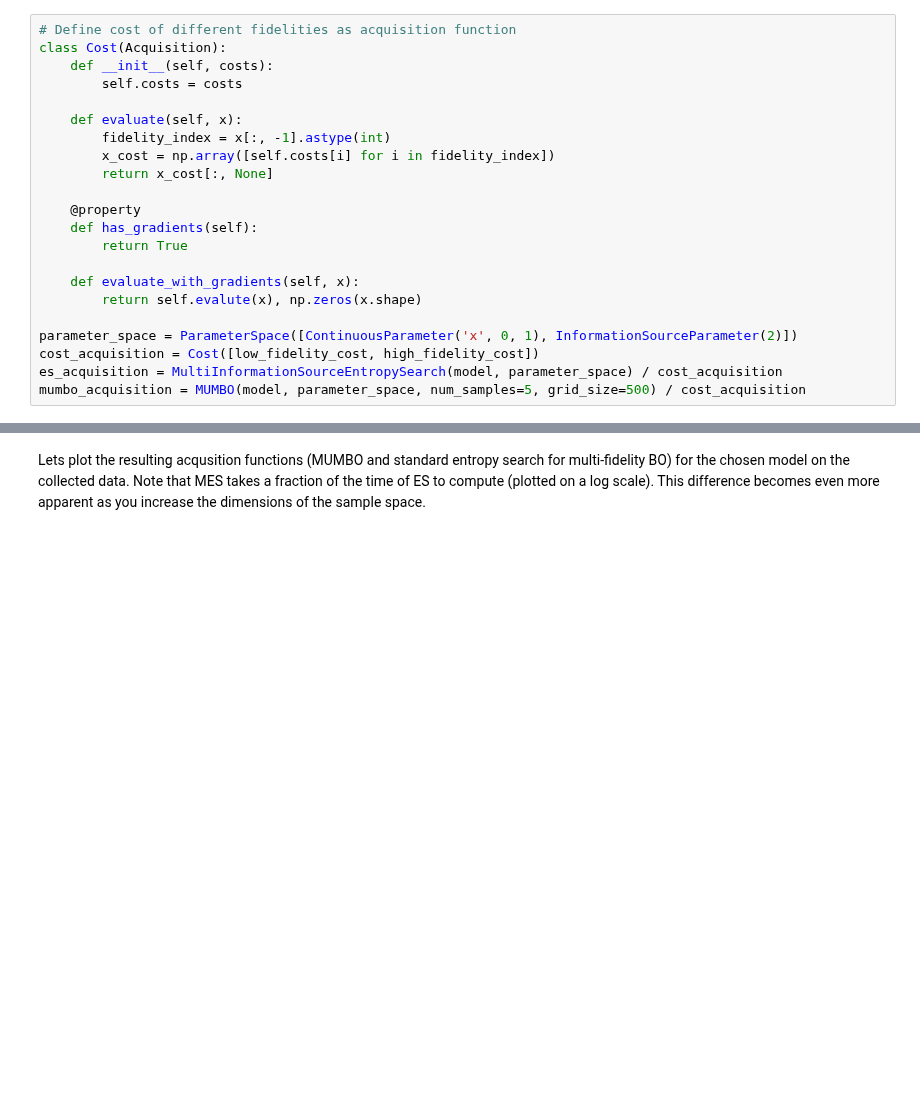
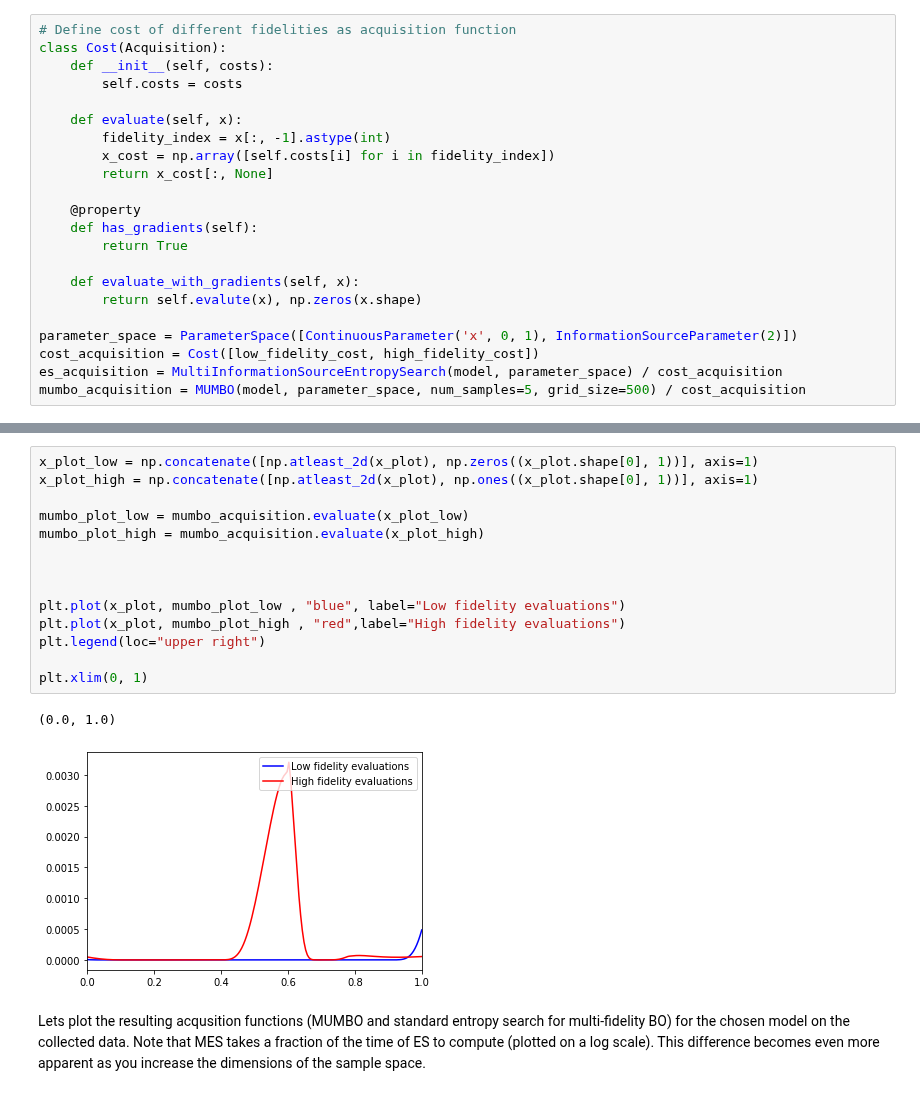
Before and after one commit to EmuKit/emukit, a Jupyter notebook: notebooks/Emukit-tutorial-multi-fidelity-MUMBO-Example.ipynb, the cells around one changed output, grey strips where cells are left out. Drawn from its saved outputs; the diff is of its cells as text; blank space fills up the shorter version.

Commit message:
tidied MES and MUMBO

```diff
--- a/notebooks/Emukit-tutorial-multi-fidelity-MUMBO-Example.ipynb
+++ b/notebooks/Emukit-tutorial-multi-fidelity-MUMBO-Example.ipynb
@@ -121,3 +127,20 @@ mumbo_acquisition = MUMBO(model, parameter_space, num_samples=5, grid_size=500)
+# %%
+x_plot_low = np.concatenate([np.atleast_2d(x_plot), np.zeros((x_plot.shape[0], 1))], axis=1)
+x_plot_high = np.concatenate([np.atleast_2d(x_plot), np.ones((x_plot.shape[0], 1))], axis=1)
+
+mumbo_plot_low = mumbo_acquisition.evaluate(x_plot_low)
+mumbo_plot_high = mumbo_acquisition.evaluate(x_plot_high)
+
+
+
+plt.plot(x_plot, mumbo_plot_low , "blue", label="Low fidelity evaluations")
+plt.plot(x_plot, mumbo_plot_high , "red",label="High fidelity evaluations")
+plt.legend(loc="upper right")
+
+plt.xlim(0, 1)
+# %% [output]
+(0.0, 1.0)
+[figure, added]
 # %% [markdown]
 Lets plot the resulting acqusition functions (MUMBO and standard entropy search for multi-fidelity BO) for the chosen model on the collected data. Note that MES takes a fraction of the time of ES to compute (plotted on a log scale). This difference becomes even more apparent as you increase the dimensions of the sample space.
 # %%
```
Also changed, not shown: parts of 2 cells of this notebook, 2 other files.
